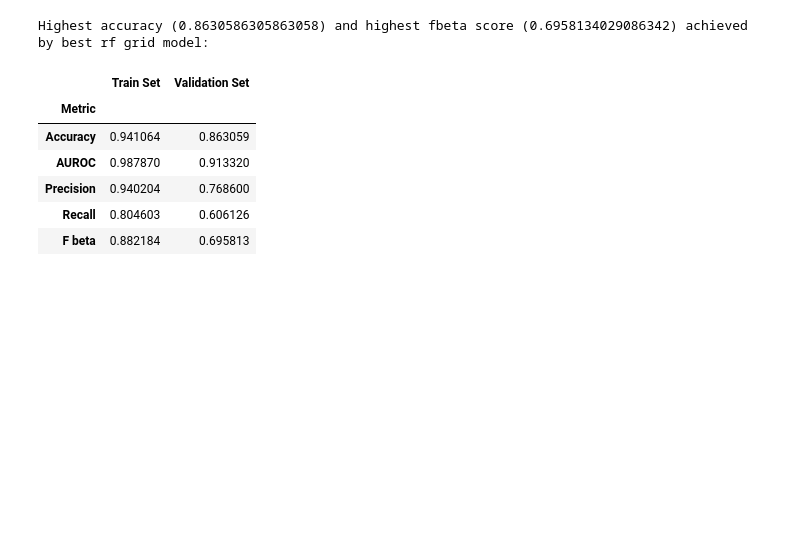
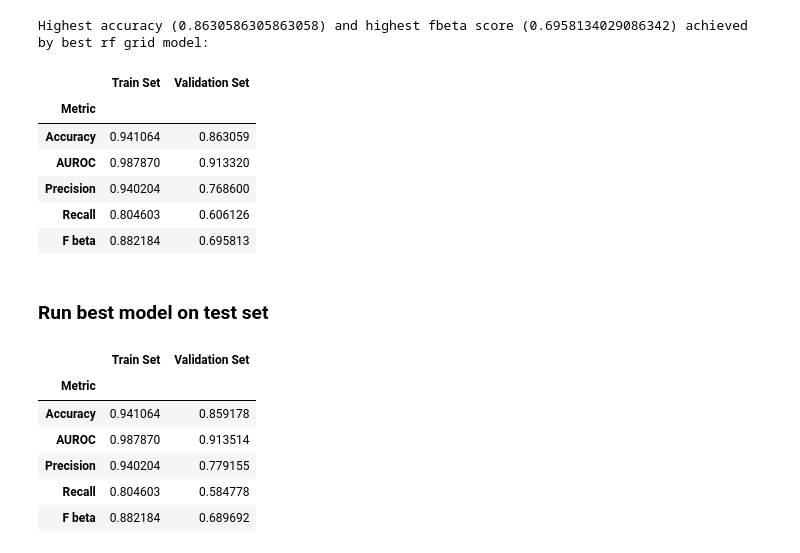
Before and after one commit to davidhen42/data-scientist-exercise01, a Jupyter notebook: test_models.ipynb, the cells around one changed output. Cells and saved outputs as stored; diff of their text form; code cells hidden in the pictures; blank space fills up the shorter version.

Commit message:
Added code to include final model performance on test set

```diff
--- a/test_models.ipynb
+++ b/test_models.ipynb
@@ -298,3 +298,18 @@ Highest accuracy (0.8630586305863058) and highest fbeta score (0.695813402908634
 | Precision | 0.940204 | 0.768600 |
 | Recall | 0.804603 | 0.606126 |
 | F beta | 0.882184 | 0.695813 |
+# %% [markdown]
+### Run best model on test set
+# %%
+rf_grid_model_test_out = predict_and_get_metrics('best rf grid model', rf_grid_model, X_train, X_test, y_train, y_test)
+# Output metrics dataframe.
+# NOTE: Validation set column actually printing metrics for performance on test set.
+rf_grid_model_test_out.metrics_df
+# %% [output]
+|  | Train Set | Validation Set |
+| Metric |  |  |
+| Accuracy | 0.941064 | 0.859178 |
+| AUROC | 0.987870 | 0.913514 |
+| Precision | 0.940204 | 0.779155 |
+| Recall | 0.804603 | 0.584778 |
+| F beta | 0.882184 | 0.689692 |
```
